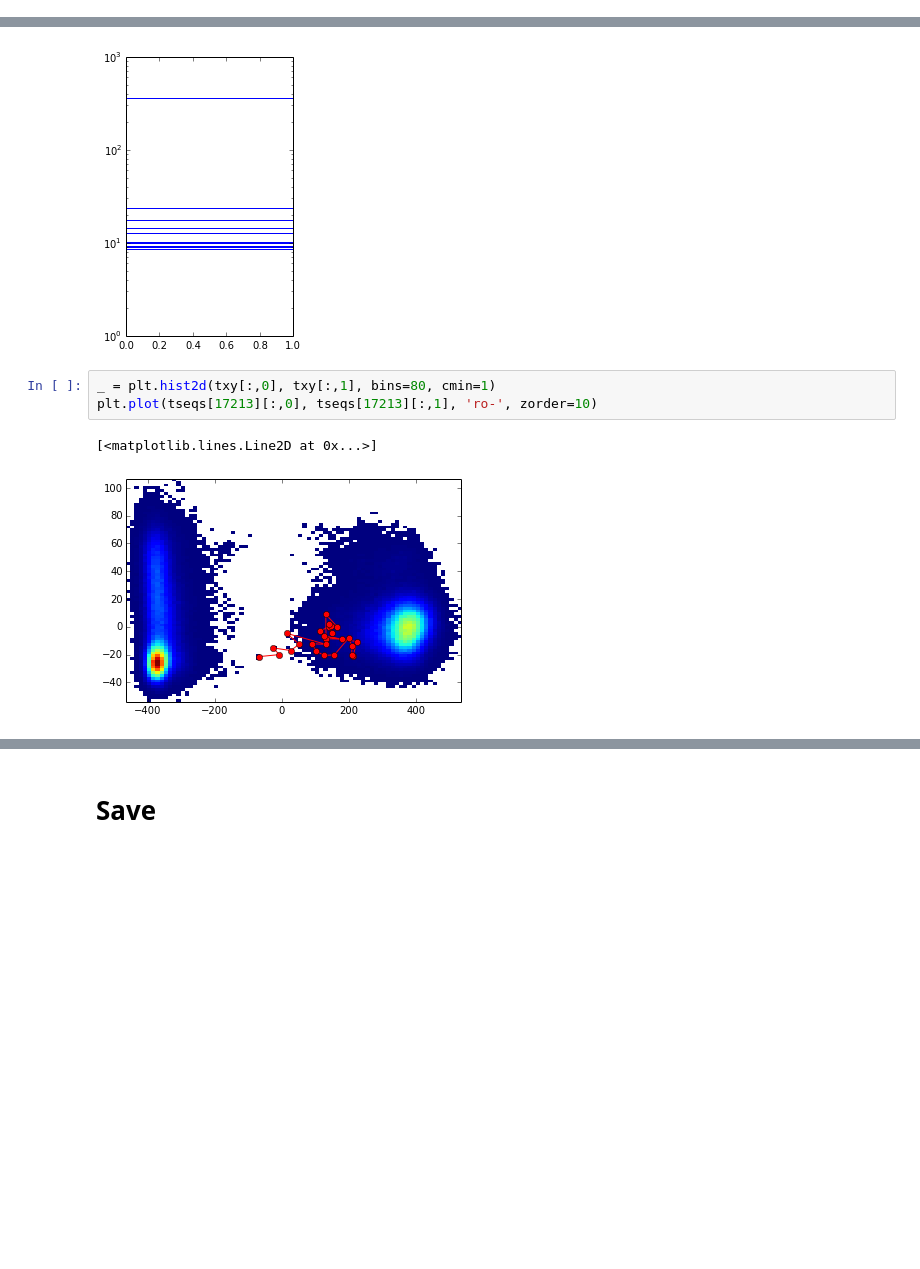
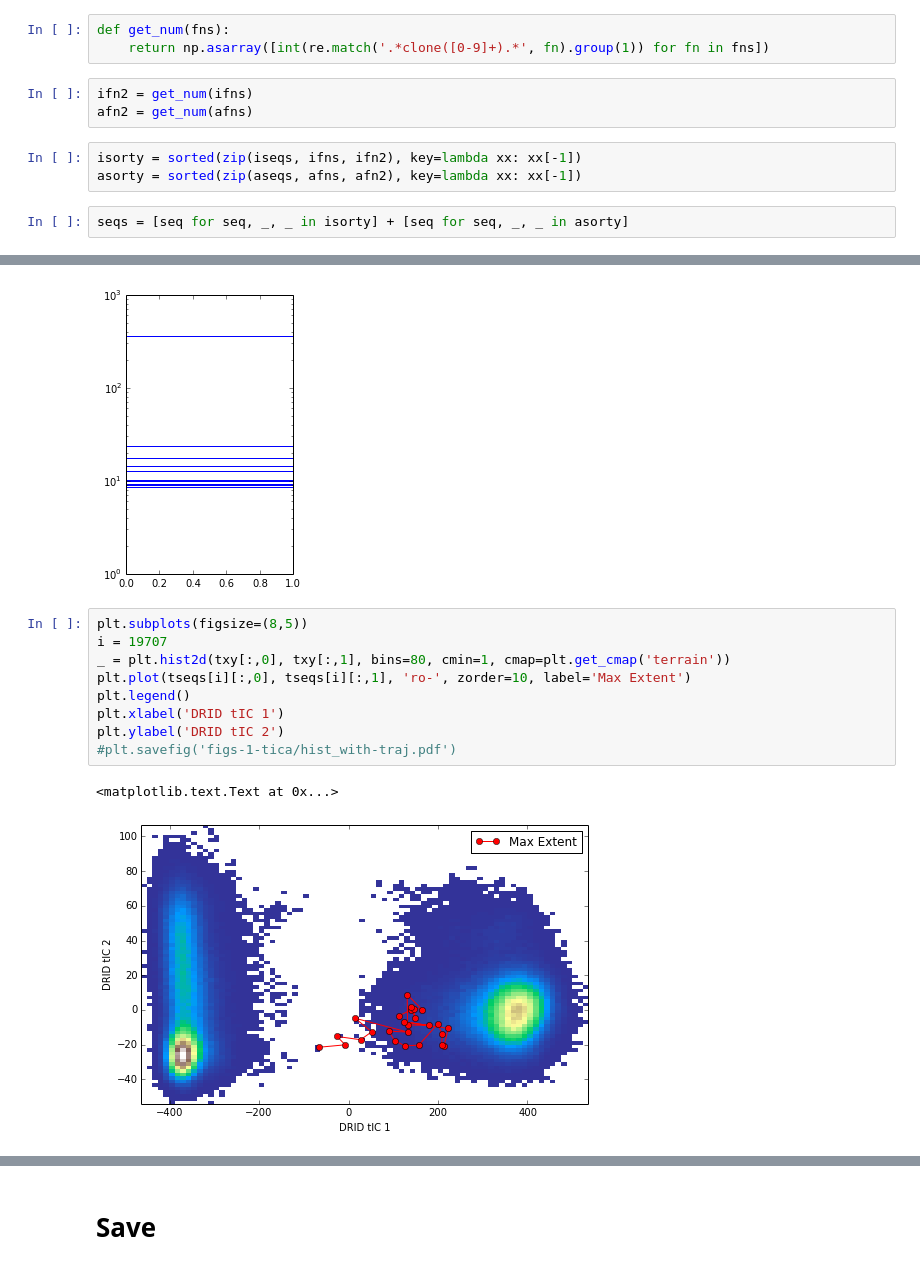
Before and after one commit to mpharrigan/wetmsm, a Jupyter notebook: ipython/gpcr/together/abspos/1-together_drid_tica.ipynb, the cells around one changed output, grey strips where cells are left out. Drawn from its saved outputs; the diff is of its cells as text; blank space fills up the shorter version.

```diff
--- a/ipython/gpcr/together/abspos/1-together_drid_tica.ipynb
+++ b/ipython/gpcr/together/abspos/1-together_drid_tica.ipynb
@@ -21,3 +25,14 @@ seqs = iseqs + aseqs
+# %%
+def get_num(fns):
+    return np.asarray([int(re.match('.*clone([0-9]+).*', fn).group(1)) for fn in fns])
+# %%
+ifn2 = get_num(ifns)
+afn2 = get_num(afns)
+# %%
+isorty = sorted(zip(iseqs, ifns, ifn2), key=lambda xx: xx[-1])
+asorty = sorted(zip(aseqs, afns, afn2), key=lambda xx: xx[-1])
+# %%
+seqs = [seq for seq, _, _ in isorty] + [seq for seq, _, _ in asorty]
 # %%
 for s in seqs:
     assert s.shape[1] == 825
@@ -51,8 +73,14 @@ plt.yscale('log')
 # %% [output]
 [figure]
 # %%
-_ = plt.hist2d(txy[:,0], txy[:,1], bins=80, cmin=1)
-plt.plot(tseqs[17213][:,0], tseqs[17213][:,1], 'ro-', zorder=10)
+plt.subplots(figsize=(8,5))
+i = 19707
+_ = plt.hist2d(txy[:,0], txy[:,1], bins=80, cmin=1, cmap=plt.get_cmap('terrain'))
+plt.plot(tseqs[i][:,0], tseqs[i][:,1], 'ro-', zorder=10, label='Max Extent')
+plt.legend()
+plt.xlabel('DRID tIC 1')
+plt.ylabel('DRID tIC 2')
+#plt.savefig('figs-1-tica/hist_with-traj.pdf')
 # %% [output]
-[<matplotlib.lines.Line2D at 0x...>]
+<matplotlib.text.Text at 0x...>
-[figure, old version]
+[figure, new version]
```
Also changed, not shown: parts of 11 cells of this notebook, 10 other files.
